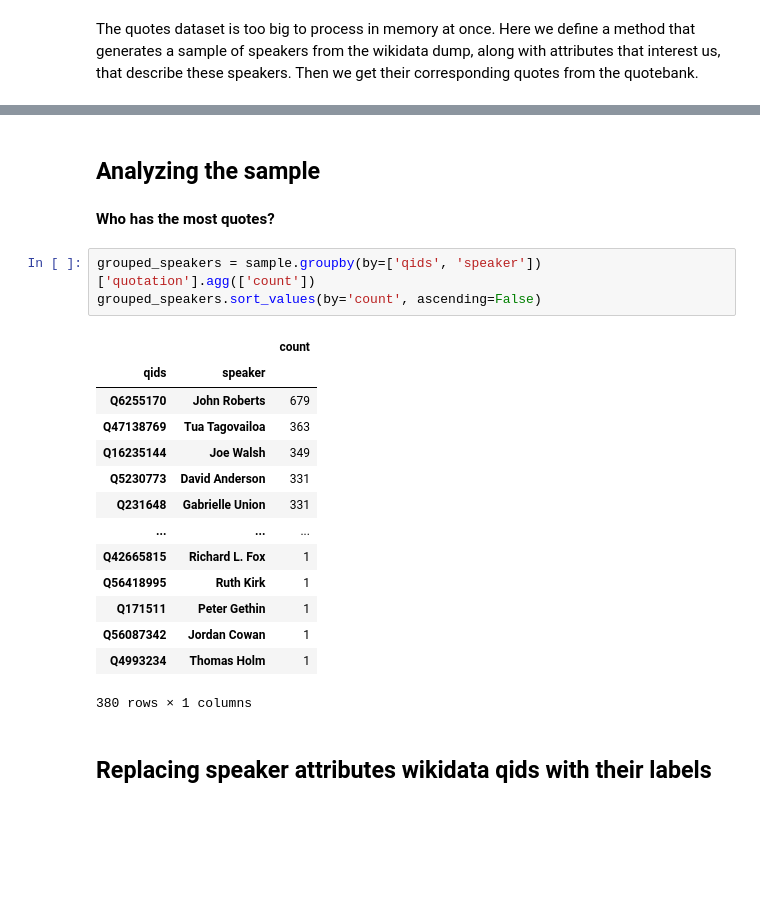
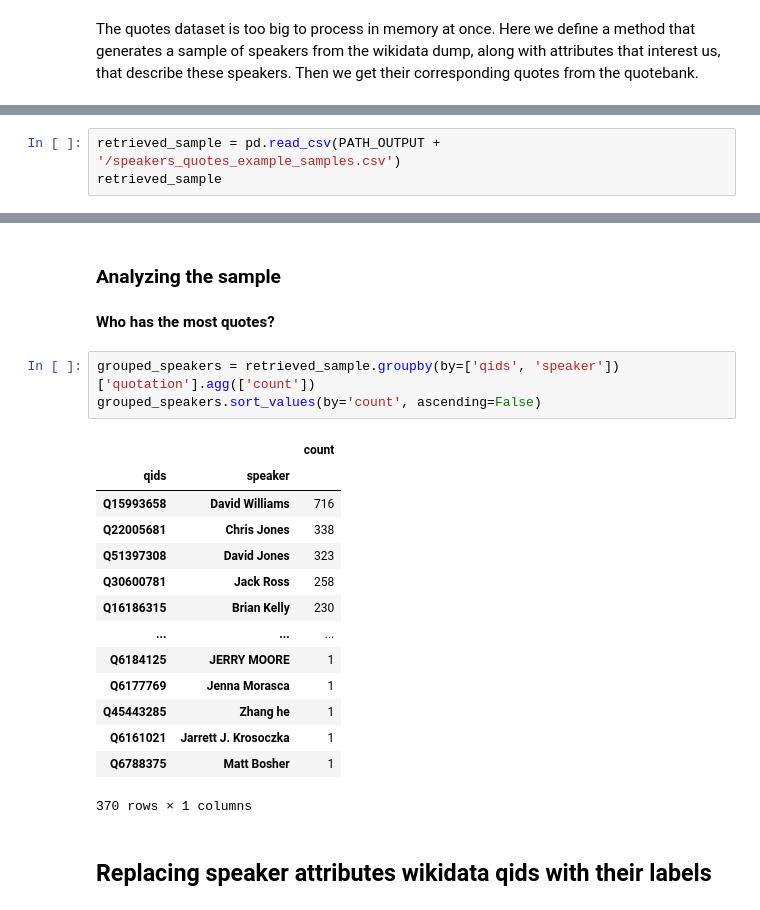
Before and after one commit to epfl-ada/ada-2021-project-comic-sans, a Jupyter notebook: milestone_2.ipynb, the cells around one changed output, grey strips where cells are left out. Cells and saved outputs as stored; diff of their text form; blank space fills up the shorter version.

```diff
--- a/milestone_2.ipynb
+++ b/milestone_2.ipynb
@@ -86,0 +148,3 @@ sample.to_csv(path_or_buf=PATH_OUTPUT + '/speakers_quotes_1000_samples.csv', ind
+# %%
+retrieved_sample = pd.read_csv(PATH_OUTPUT + '/speakers_quotes_example_samples.csv')
+retrieved_sample
@@ -87,25 +214,25 @@ sample.to_csv(path_or_buf=PATH_OUTPUT + '/speakers_quotes_1000_samples.csv', ind
 # %% [markdown]
-## Analyzing the sample
+### Analyzing the sample
 # %% [markdown]
 **Who has the most quotes?**
 # %%
-grouped_speakers = sample.groupby(by=['qids', 'speaker'])['quotation'].agg(['count'])
+grouped_speakers = retrieved_sample.groupby(by=['qids', 'speaker'])['quotation'].agg(['count'])
 grouped_speakers.sort_values(by='count', ascending=False)
 # %% [output]
 |  |  | count |
 | qids | speaker |  |
-| Q6255170 | John Roberts | 679 |
-| Q47138769 | Tua Tagovailoa | 363 |
-| Q16235144 | Joe Walsh | 349 |
-| Q5230773 | David Anderson | 331 |
-| Q231648 | Gabrielle Union | 331 |
+| Q15993658 | David Williams | 716 |
+| Q22005681 | Chris Jones | 338 |
+| Q51397308 | David Jones | 323 |
+| Q30600781 | Jack Ross | 258 |
+| Q16186315 | Brian Kelly | 230 |
 | ... | ... | ... |
-| Q42665815 | Richard L. Fox | 1 |
-| Q56418995 | Ruth Kirk | 1 |
-| Q171511 | Peter Gethin | 1 |
-| Q56087342 | Jordan Cowan | 1 |
-| Q4993234 | Thomas Holm | 1 |
+| Q6184125 | JERRY MOORE | 1 |
+| Q6177769 | Jenna Morasca | 1 |
+| Q45443285 | Zhang he | 1 |
+| Q6161021 | Jarrett J. Krosoczka | 1 |
+| Q6788375 | Matt Bosher | 1 |
-380 rows × 1 columns
+370 rows × 1 columns
 # %% [markdown]
 ## Replacing speaker attributes wikidata qids with their labels
 # %% [markdown]
```
Also changed, not shown: parts of 24 cells of this notebook.
